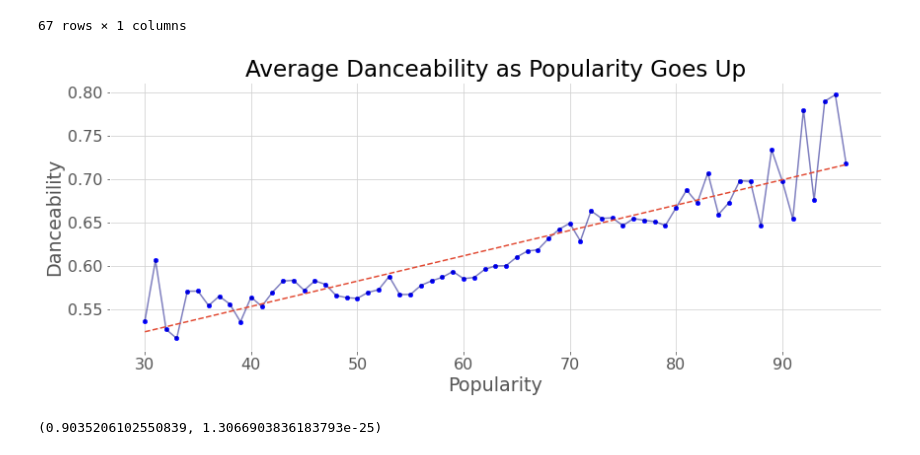
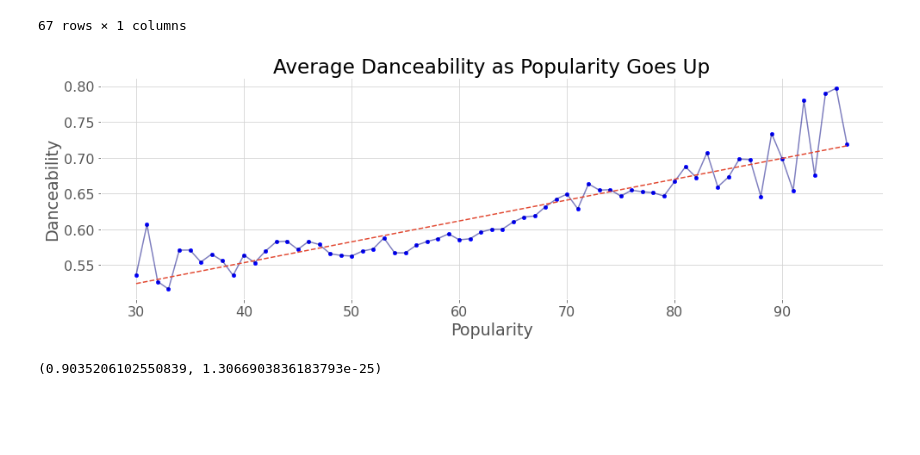
Before and after one commit to ATLas278/SpotifyDanceabillity, a Jupyter notebook: spotify_1.ipynb, the cells around one changed output. Saved outputs shown, nothing was run; the diff lists cells and outputs as text; code cells hidden in the pictures; blank space fills up the shorter version.

Commit message:
adding Images

```diff
--- a/spotify_1.ipynb
+++ b/spotify_1.ipynb
@@ -117,14 +117,17 @@ avg_dance
 # %%
 fig, ax = plt.subplots(figsize=(14,5),squeeze=True)
 
 ax.plot(avg_dance.index, avg_dance.danceability,color='navy',alpha=0.5)
 ax.scatter(avg_dance.index, avg_dance.danceability,color='blue',s=20)
 ax.set_title('Average Danceability as Popularity Goes Up')
 ax.set_xlabel('Popularity')
 ax.set_ylabel('Danceability')
 plt.plot(np.unique(avg_dance.index), np.poly1d(np.polyfit(avg_dance.index, avg_dance.danceability, 1))(np.unique(avg_dance.index)),linestyle='--');
+plt.tight_layout()
+plt.savefig('Images/danceability.png', dpi=300, bbox_inches='tight')
+plt.show()
 # %% [output]
-[figure, old version]
+[figure, new version]
 # %%
 r,p = stats.pearsonr(avg_dance.index, avg_dance.danceability)
 r,p
```
Also changed, not shown: parts of 4 cells of this notebook, 7 other files.
